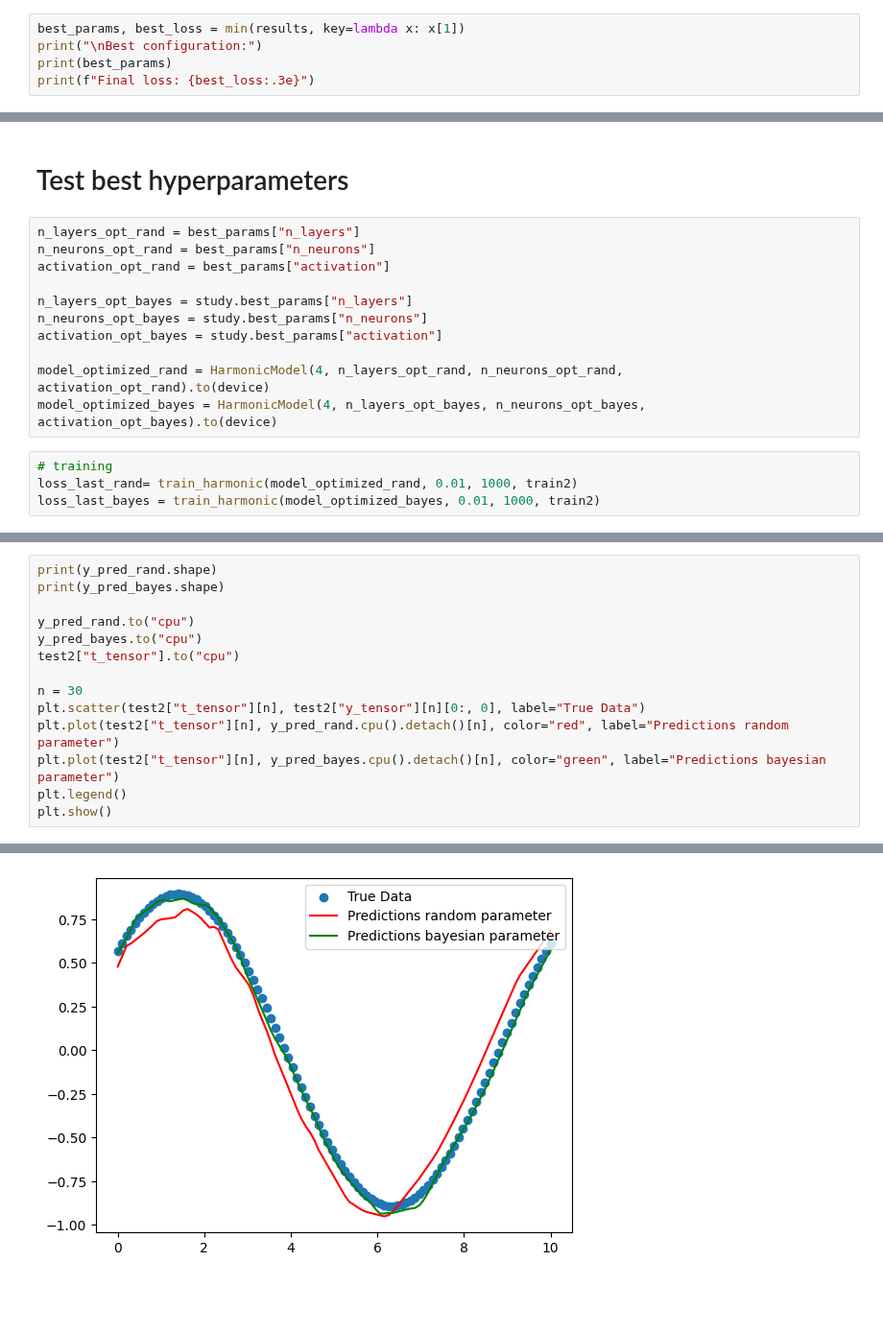
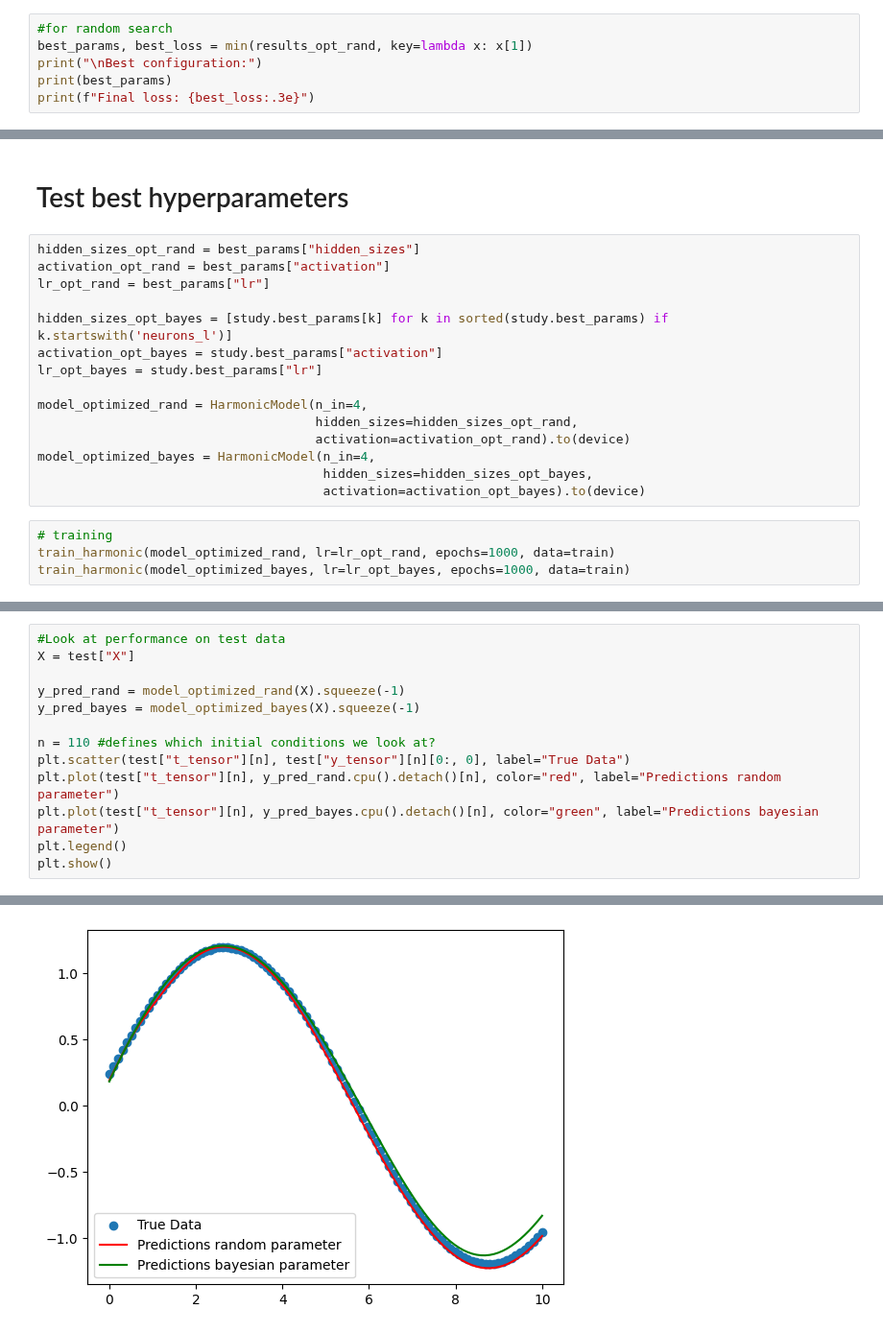
Before and after one commit to gvansan/Machine-learning-project, a Jupyter notebook: Harmonic Oscillator.ipynb, the cells around one changed output, grey strips where cells are left out. Shown at 96% size. Cells and saved outputs as stored; diff of their text form; blank space fills up the shorter version.

Commit message:
Almost ready with performance of the model

```diff
--- a/Harmonic Oscillator.ipynb
+++ b/Harmonic Oscillator.ipynb
@@ -189,5 +248,6 @@ Best loss: 0.27695927023887634
 # %%
-best_params, best_loss = min(results, key=lambda x: x[1])
+#for random search
+best_params, best_loss = min(results_opt_rand, key=lambda x: x[1])
 print("\nBest configuration:")
 print(best_params)
 print(f"Final loss: {best_loss:.3e}")
@@ -198,18 +258,22 @@ Final loss: 1.622e-01
 # %% [markdown]
 # Test best hyperparameters
 # %%
-n_layers_opt_rand = best_params["n_layers"]
-n_neurons_opt_rand = best_params["n_neurons"]
+hidden_sizes_opt_rand = best_params["hidden_sizes"]
 activation_opt_rand = best_params["activation"]
+lr_opt_rand = best_params["lr"]
 
-n_layers_opt_bayes = study.best_params["n_layers"]
-n_neurons_opt_bayes = study.best_params["n_neurons"]
+hidden_sizes_opt_bayes = [study.best_params[k] for k in sorted(study.best_params) if k.startswith('neurons_l')]
 activation_opt_bayes = study.best_params["activation"]
+lr_opt_bayes = study.best_params["lr"]
 
-model_optimized_rand = HarmonicModel(4, n_layers_opt_rand, n_neurons_opt_rand, activation_opt_rand).to(device)
-model_optimized_bayes = HarmonicModel(4, n_layers_opt_bayes, n_neurons_opt_bayes, activation_opt_bayes).to(device)
+model_optimized_rand = HarmonicModel(n_in=4,
+                                     hidden_sizes=hidden_sizes_opt_rand,
+                                     activation=activation_opt_rand).to(device)
+model_optimized_bayes = HarmonicModel(n_in=4,
+                                      hidden_sizes=hidden_sizes_opt_bayes,
+                                      activation=activation_opt_bayes).to(device)
 # %%
 # training
-loss_last_rand= train_harmonic(model_optimized_rand, 0.01, 1000, train2)
-loss_last_bayes = train_harmonic(model_optimized_bayes, 0.01, 1000, train2)
+train_harmonic(model_optimized_rand, lr=lr_opt_rand, epochs=1000, data=train)
+train_harmonic(model_optimized_bayes, lr=lr_opt_bayes, epochs=1000, data=train)
 # %% [output]
@@ -245,15 +321,14 @@ Test Loss Random optimization: 0.0053
 # %%
-print(y_pred_rand.shape)
-print(y_pred_bayes.shape)
+#Look at performance on test data
+X = test["X"]
 
-y_pred_rand.to("cpu")
-y_pred_bayes.to("cpu")
-test2["t_tensor"].to("cpu")
+y_pred_rand = model_optimized_rand(X).squeeze(-1)
+y_pred_bayes = model_optimized_bayes(X).squeeze(-1)
 
-n = 30
-plt.scatter(test2["t_tensor"][n], test2["y_tensor"][n][0:, 0], label="True Data")
-plt.plot(test2["t_tensor"][n], y_pred_rand.cpu().detach()[n], color="red", label="Predictions random parameter")
-plt.plot(test2["t_tensor"][n], y_pred_bayes.cpu().detach()[n], color="green", label="Predictions bayesian parameter")
+n = 110 #defines which initial conditions we look at?
+plt.scatter(test["t_tensor"][n], test["y_tensor"][n][0:, 0], label="True Data")
+plt.plot(test["t_tensor"][n], y_pred_rand.cpu().detach()[n], color="red", label="Predictions random parameter")
+plt.plot(test["t_tensor"][n], y_pred_bayes.cpu().detach()[n], color="green", label="Predictions bayesian parameter")
 plt.legend()
 plt.show()
 # %% [output]
@@ -262 +335 @@ torch.Size([300, 100])
-[figure, old version]
+[figure, new version]
```
Also changed, not shown: parts of 32 cells of this notebook.
